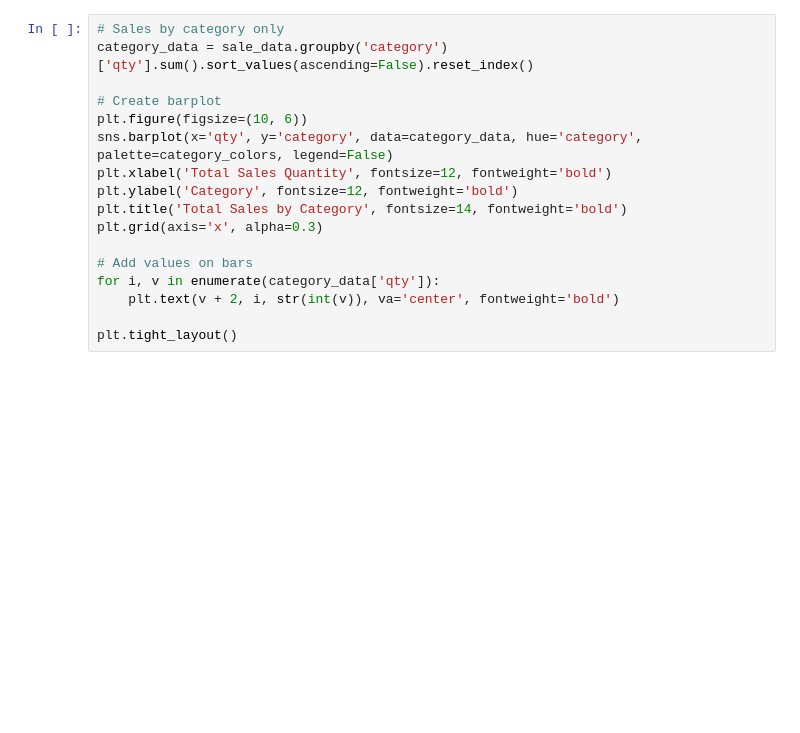
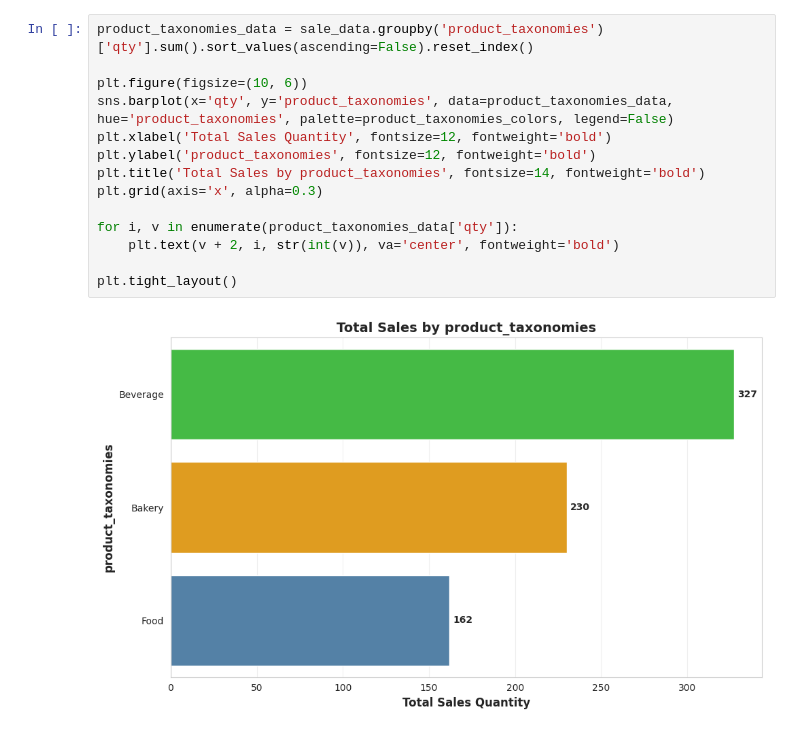
Before and after one commit to AumJi/BOTNOI-Internship, a Jupyter notebook: main.ipynb, the cells around one changed output. Cells and saved outputs as stored; diff of their text form; blank space fills up the shorter version.

```diff
--- a/main.ipynb
+++ b/main.ipynb
@@ -87,18 +130,17 @@ plt.tight_layout()
 # %%
-# Sales by category only
-category_data = sale_data.groupby('category')['qty'].sum().sort_values(ascending=False).reset_index()
+product_taxonomies_data = sale_data.groupby('product_taxonomies')['qty'].sum().sort_values(ascending=False).reset_index()
 
-# Create barplot
 plt.figure(figsize=(10, 6))
-sns.barplot(x='qty', y='category', data=category_data, hue='category', palette=category_colors, legend=False)
+sns.barplot(x='qty', y='product_taxonomies', data=product_taxonomies_data, hue='product_taxonomies', palette=product_taxonomies_colors, legend=False)
 plt.xlabel('Total Sales Quantity', fontsize=12, fontweight='bold')
-plt.ylabel('Category', fontsize=12, fontweight='bold')
-plt.title('Total Sales by Category', fontsize=14, fontweight='bold')
+plt.ylabel('product_taxonomies', fontsize=12, fontweight='bold')
+plt.title('Total Sales by product_taxonomies', fontsize=14, fontweight='bold')
 plt.grid(axis='x', alpha=0.3)
 
-# Add values on bars
-for i, v in enumerate(category_data['qty']):
+for i, v in enumerate(product_taxonomies_data['qty']):
     plt.text(v + 2, i, str(int(v)), va='center', fontweight='bold')
 
 plt.tight_layout()
+# %% [output]
+[figure, added]
 # %%
```
Also changed, not shown: parts of 15 cells of this notebook.
